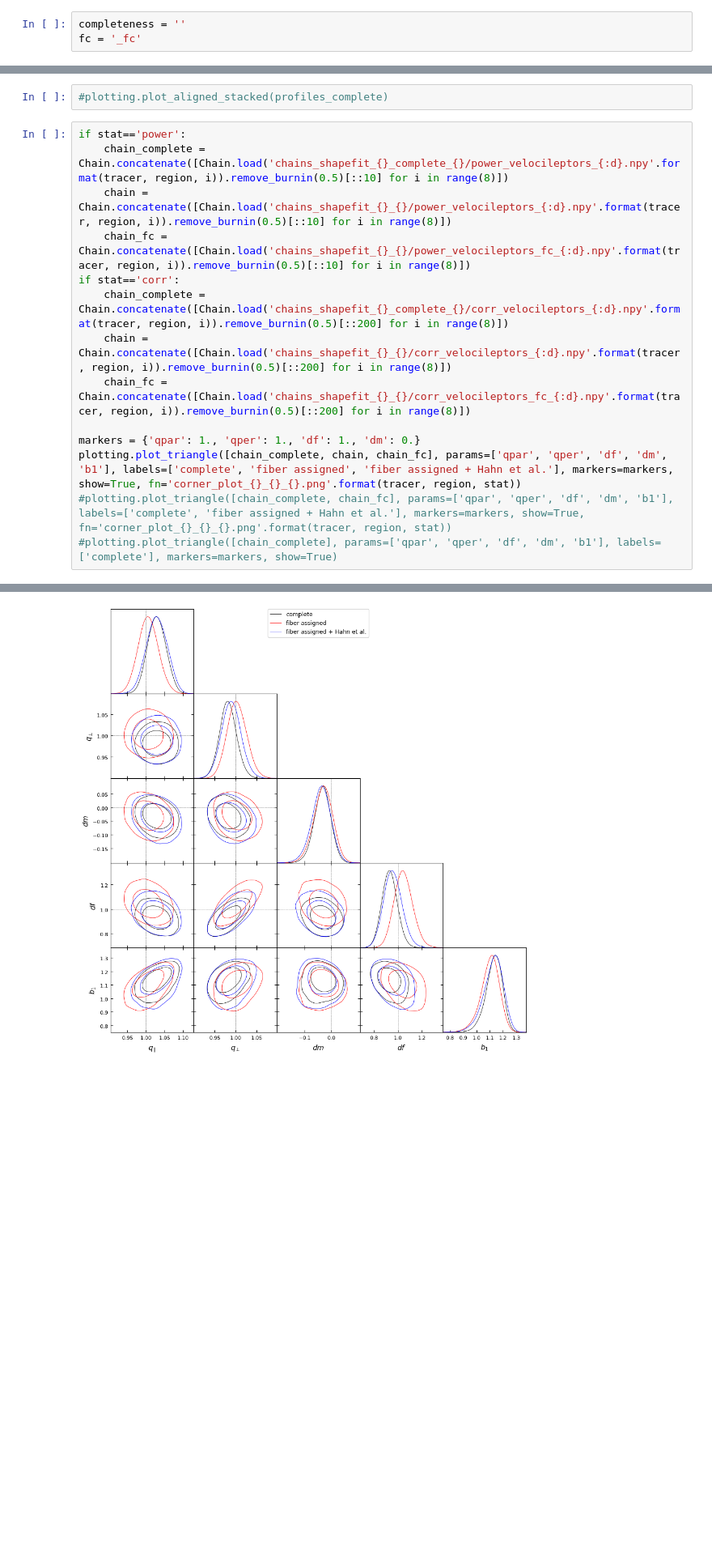
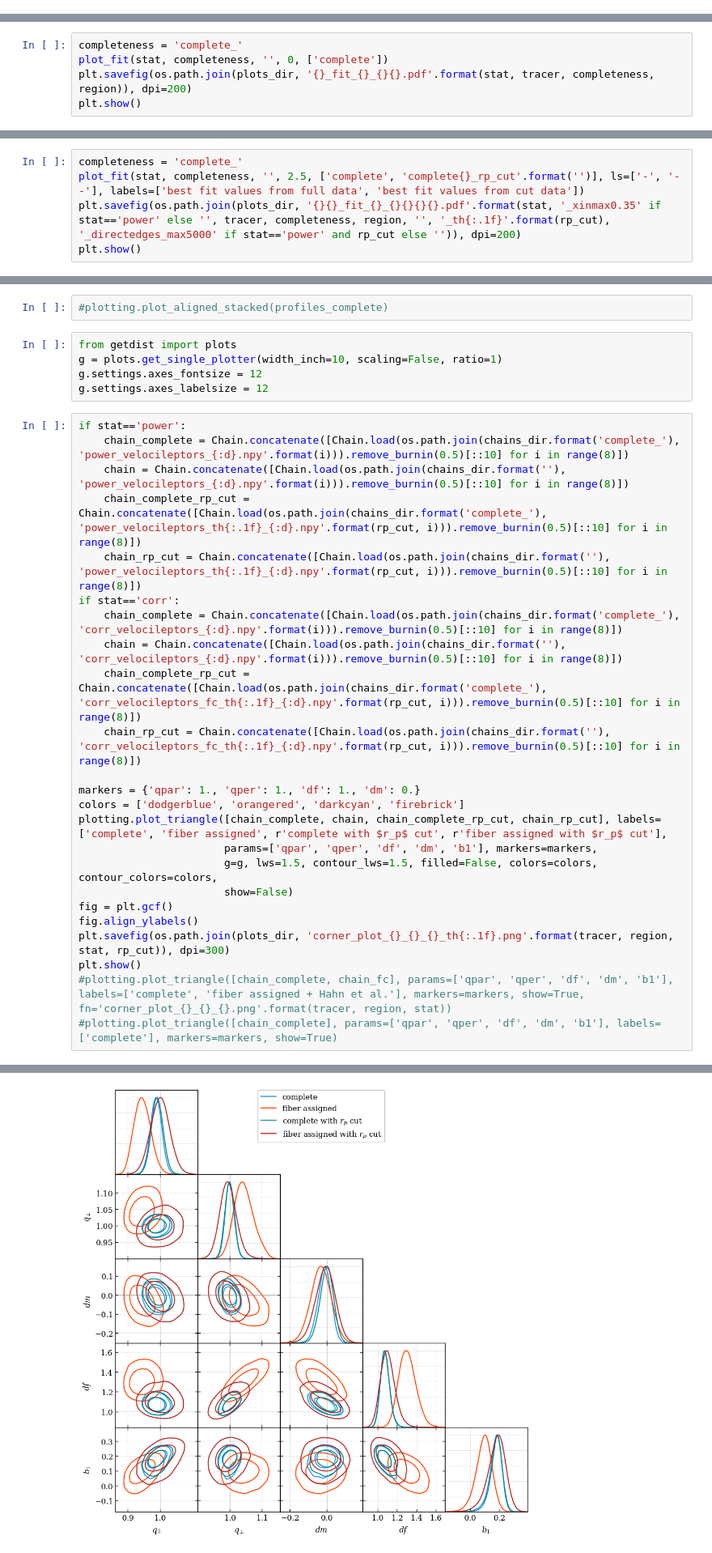
Before and after one commit to mathildepinon/desi-fiber-collisions, a Jupyter notebook: fits.ipynb, the cells around one changed output, grey strips where cells are left out. Shown at 81% size. Cells and saved outputs as stored; diff of their text form; blank space fills up the shorter version.

```diff
--- a/fits.ipynb
+++ b/fits.ipynb
@@ -37,5 +53,2 @@ print(profiles_fc.to_stats(tablefmt='latex'))
 \hline
 \end{tabular}
-# %%
-completeness = ''
-fc = '_fc'
@@ -61,0 +122,5 @@ Renormalizing randoms weights by [nan, 1.0] before concatenation.
+# %%
+completeness = 'complete_'
+plot_fit(stat, completeness, '', 0, ['complete'])
+plt.savefig(os.path.join(plots_dir, '{}_fit_{}_{}{}.pdf'.format(stat, tracer, completeness, region)), dpi=200)
+plt.show()
@@ -61,0 +132,5 @@ Renormalizing randoms weights by [nan, 1.0] before concatenation.
+# %%
+completeness = 'complete_'
+plot_fit(stat, completeness, '', 2.5, ['complete', 'complete{}_rp_cut'.format('')], ls=['-', '--'], labels=['best fit values from full data', 'best fit values from cut data'])
+plt.savefig(os.path.join(plots_dir, '{}{}_fit_{}_{}{}{}{}.pdf'.format(stat, '_xinmax0.35' if stat=='power' else '', tracer, completeness, region, '', '_th{:.1f}'.format(rp_cut), '_directedges_max5000' if stat=='power' and rp_cut else '')), dpi=200)
+plt.show()
@@ -63,18 +140,33 @@ Renormalizing randoms weights by [nan, 1.0] before concatenation.
 #likelihood.observables[0].plot_covariance_matrix()
 # %%
 #plotting.plot_aligned_stacked(profiles_complete)
+# %%
+from getdist import plots
+g = plots.get_single_plotter(width_inch=10, scaling=False, ratio=1)
+g.settings.axes_fontsize = 12
+g.settings.axes_labelsize = 12
 # %%
 if stat=='power':
-    chain_complete = Chain.concatenate([Chain.load('chains_shapefit_{}_complete_{}/power_velocileptors_{:d}.npy'.format(tracer, region, i)).remove_burnin(0.5)[::10] for i in range(8)])
-    chain = Chain.concatenate([Chain.load('chains_shapefit_{}_{}/power_velocileptors_{:d}.npy'.format(tracer, region, i)).remove_burnin(0.5)[::10] for i in range(8)])
-    chain_fc = Chain.concatenate([Chain.load('chains_shapefit_{}_{}/power_velocileptors_fc_{:d}.npy'.format(tracer, region, i)).remove_burnin(0.5)[::10] for i in range(8)])
+    chain_complete = Chain.concatenate([Chain.load(os.path.join(chains_dir.format('complete_'), 'power_velocileptors_{:d}.npy'.format(i))).remove_burnin(0.5)[::10] for i in range(8)])
+    chain = Chain.concatenate([Chain.load(os.path.join(chains_dir.format(''), 'power_velocileptors_{:d}.npy'.format(i))).remove_burnin(0.5)[::10] for i in range(8)])
+    chain_complete_rp_cut = Chain.concatenate([Chain.load(os.path.join(chains_dir.format('complete_'), 'power_velocileptors_th{:.1f}_{:d}.npy'.format(rp_cut, i))).remove_burnin(0.5)[::10] for i in range(8)])
+    chain_rp_cut = Chain.concatenate([Chain.load(os.path.join(chains_dir.format(''), 'power_velocileptors_th{:.1f}_{:d}.npy'.format(rp_cut, i))).remove_burnin(0.5)[::10] for i in range(8)])
 if stat=='corr':
-    chain_complete = Chain.concatenate([Chain.load('chains_shapefit_{}_complete_{}/corr_velocileptors_{:d}.npy'.format(tracer, region, i)).remove_burnin(0.5)[::200] for i in range(8)])
-    chain = Chain.concatenate([Chain.load('chains_shapefit_{}_{}/corr_velocileptors_{:d}.npy'.format(tracer, region, i)).remove_burnin(0.5)[::200] for i in range(8)])
-    chain_fc = Chain.concatenate([Chain.load('chains_shapefit_{}_{}/corr_velocileptors_fc_{:d}.npy'.format(tracer, region, i)).remove_burnin(0.5)[::200] for i in range(8)])
+    chain_complete = Chain.concatenate([Chain.load(os.path.join(chains_dir.format('complete_'), 'corr_velocileptors_{:d}.npy'.format(i))).remove_burnin(0.5)[::10] for i in range(8)])
+    chain = Chain.concatenate([Chain.load(os.path.join(chains_dir.format(''), 'corr_velocileptors_{:d}.npy'.format(i))).remove_burnin(0.5)[::10] for i in range(8)])
+    chain_complete_rp_cut = Chain.concatenate([Chain.load(os.path.join(chains_dir.format('complete_'), 'corr_velocileptors_fc_th{:.1f}_{:d}.npy'.format(rp_cut, i))).remove_burnin(0.5)[::10] for i in range(8)])
+    chain_rp_cut = Chain.concatenate([Chain.load(os.path.join(chains_dir.format(''), 'corr_velocileptors_fc_th{:.1f}_{:d}.npy'.format(rp_cut, i))).remove_burnin(0.5)[::10] for i in range(8)])
 
 markers = {'qpar': 1., 'qper': 1., 'df': 1., 'dm': 0.}
-plotting.plot_triangle([chain_complete, chain, chain_fc], params=['qpar', 'qper', 'df', 'dm', 'b1'], labels=['complete', 'fiber assigned', 'fiber assigned + Hahn et al.'], markers=markers, show=True, fn='corner_plot_{}_{}_{}.png'.format(tracer, region, stat))
+colors = ['dodgerblue', 'orangered', 'darkcyan', 'firebrick']
+plotting.plot_triangle([chain_complete, chain, chain_complete_rp_cut, chain_rp_cut], labels=['complete', 'fiber assigned', r'complete with $r_p$ cut', r'fiber assigned with $r_p$ cut'],
+                       params=['qpar', 'qper', 'df', 'dm', 'b1'], markers=markers,
+                       g=g, lws=1.5, contour_lws=1.5, filled=False, colors=colors, contour_colors=colors,
+                       show=False)
+fig = plt.gcf()
+fig.align_ylabels()
+plt.savefig(os.path.join(plots_dir, 'corner_plot_{}_{}_{}_th{:.1f}.png'.format(tracer, region, stat, rp_cut)), dpi=300)
+plt.show()
 #plotting.plot_triangle([chain_complete, chain_fc], params=['qpar', 'qper', 'df', 'dm', 'b1'], labels=['complete', 'fiber assigned + Hahn et al.'], markers=markers, show=True, fn='corner_plot_{}_{}_{}.png'.format(tracer, region, stat))
 #plotting.plot_triangle([chain_complete], params=['qpar', 'qper', 'df', 'dm', 'b1'], labels=['complete'], markers=markers, show=True)
 # %% [output]
@@ -84 +177 @@ Removed no burn in
-[figure, old version]
+[figure, new version]
```
Also changed, not shown: parts of 15 cells of this notebook, 2 other files.
